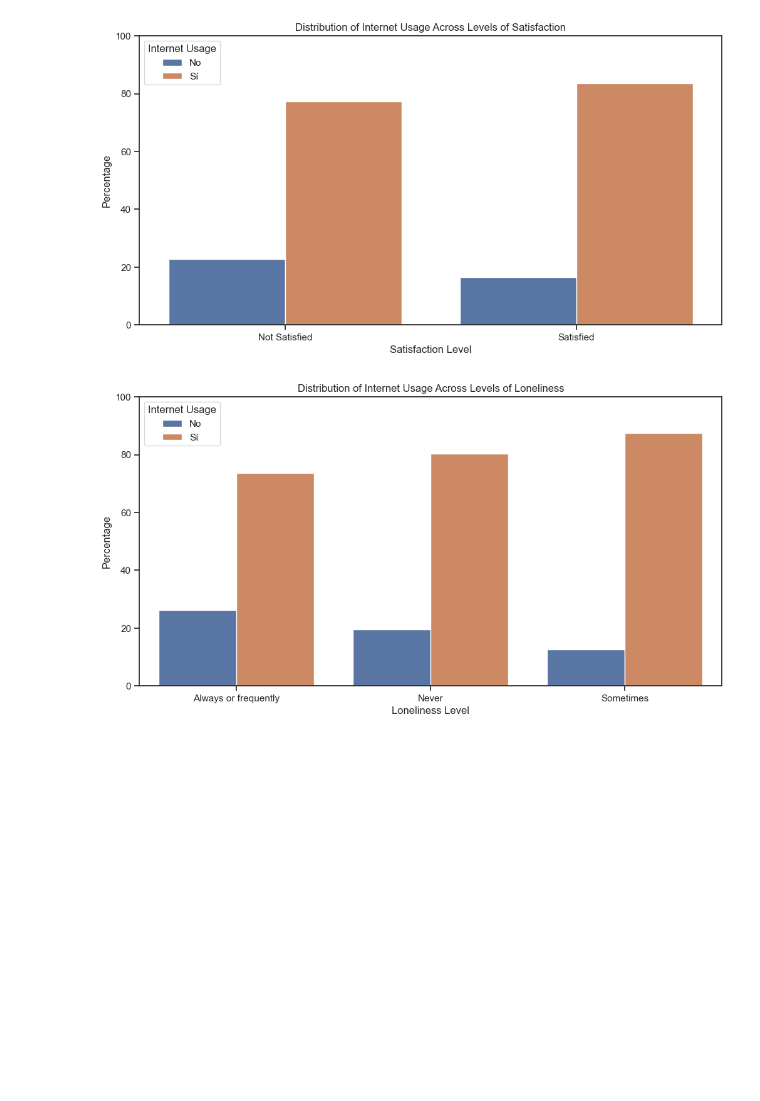
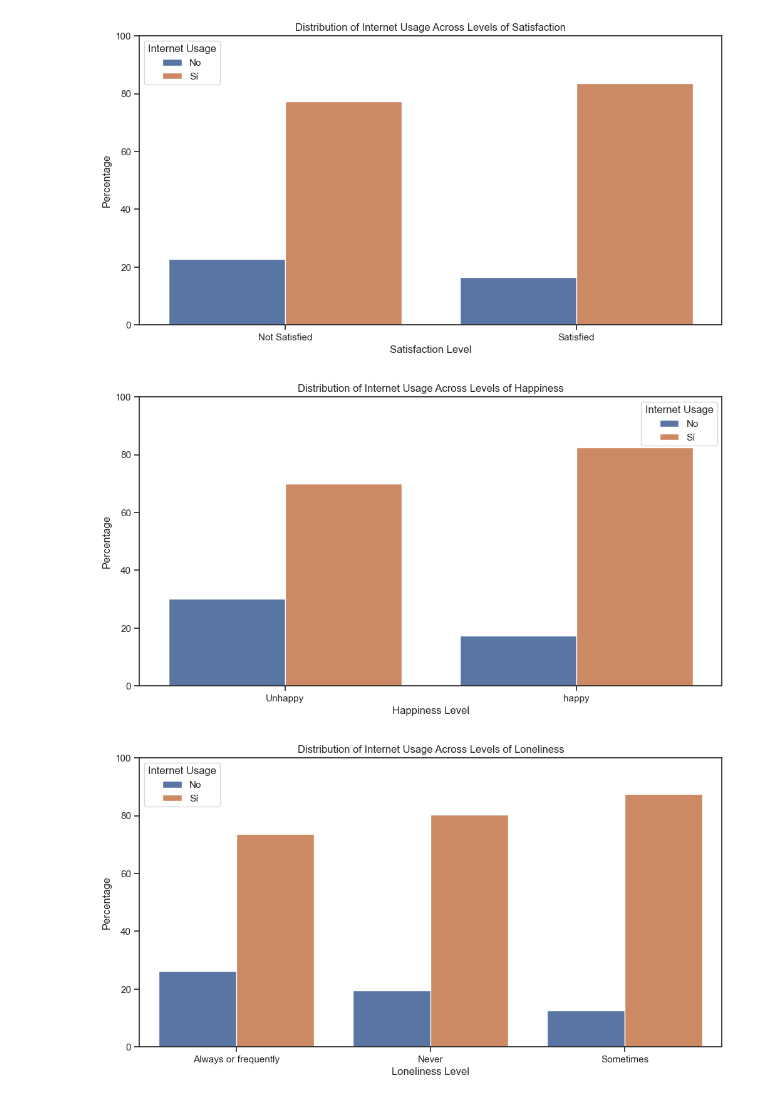
Before and after one commit to laiagomezmessia/health-digital-literacy-finalproject, a Jupyter notebook: Analysis_Visualization.ipynb, the cells around one changed output. Cells and saved outputs as stored; diff of their text form; code cells hidden in the pictures; blank space fills up the shorter version.

```diff
--- a/Analysis_Visualization.ipynb
+++ b/Analysis_Visualization.ipynb
@@ -393,6 +458,25 @@ plt.ylim(0, 100)  # Set the y-axis range
 plt.show()
 # %% [output]
 [figure]
+# %%
+# Count the number of individuals in each category of happiness and internet usage
+happy_by_int_use = df.groupby(['happy', 'int_use']).size().reset_index(name='count')
+
+# Normalize the counts within each category of happiness
+happy_total = happy_by_int_use.groupby('happy')['count'].transform('sum')
+happy_by_int_use['percentage'] = (happy_by_int_use['count'] / happy_total) * 100
+
+# Plotting
+plt.figure(figsize=(12, 6))
+sns.barplot(x='happy', y='percentage', hue='int_use', data=happy_by_int_use, bottom=0)
+plt.title('Distribution of Internet Usage Across Levels of Happiness')
+plt.xlabel('Happiness Level')
+plt.ylabel('Percentage')
+plt.legend(title='Internet Usage')
+plt.ylim(0, 100)  # Set the y-axis range
+plt.show()
+# %% [output]
+[figure, added]
 # %%
 # Count the number of individuals in each category of loneliness and internet usage
 loneliness_by_int_use = df.groupby(['loneliness', 'int_use']).size().reset_index(name='count')
```
Also changed, not shown: parts of 34 cells of this notebook, 1 other file.
